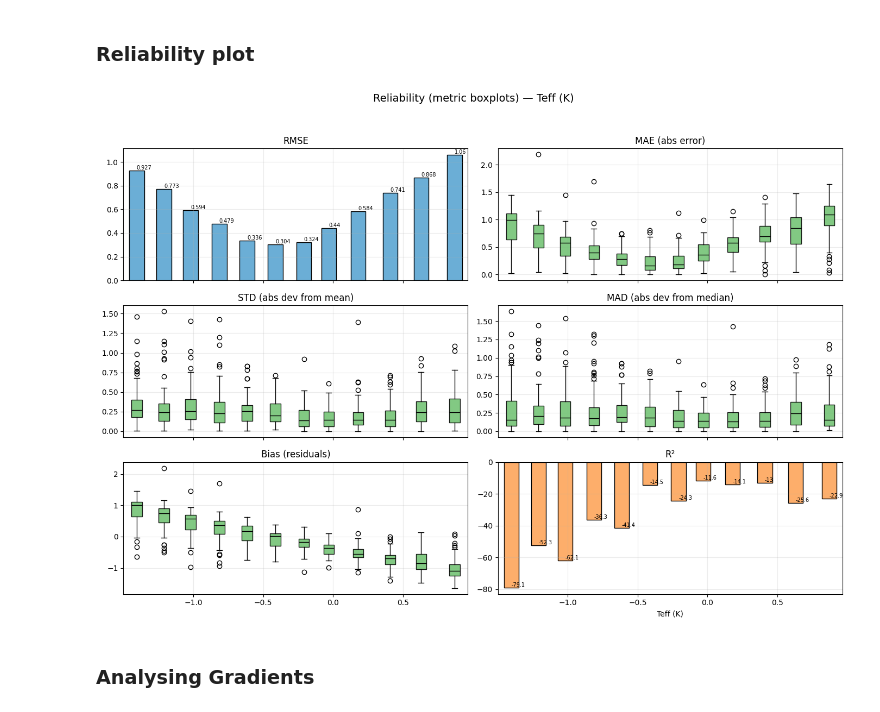
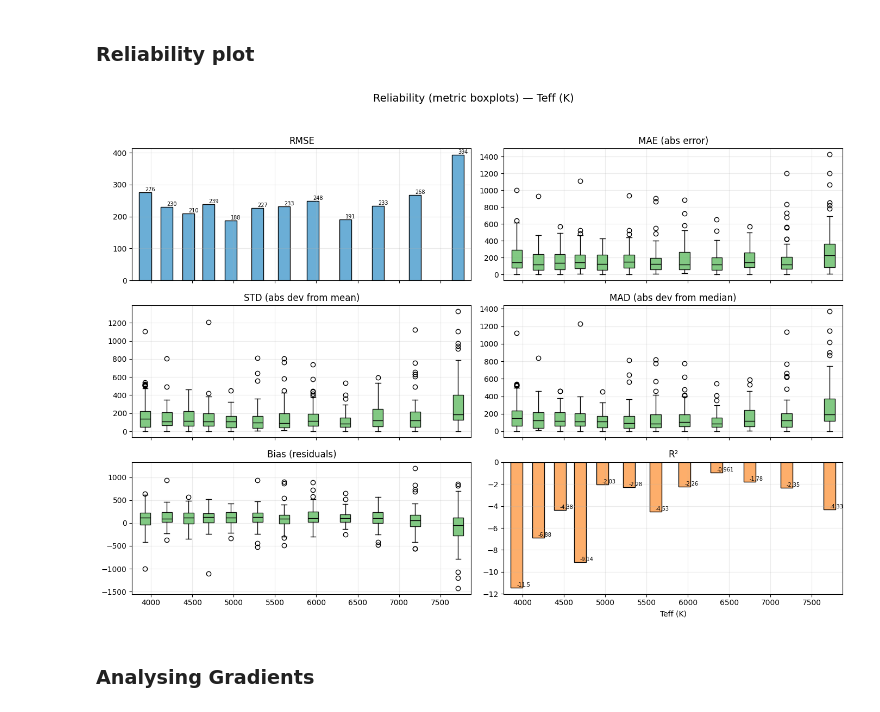
Before and after one commit to mkim0029/WEAVE_Pristine, a Jupyter notebook: results/plots.ipynb, the cells around one changed output. Drawn from its saved outputs; the diff is of its cells as text; code cells hidden in the pictures.

```diff
--- a/results/plots.ipynb
+++ b/results/plots.ipynb
@@ -751,14 +801,17 @@ def plot_reliability_metrics_boxplots(preds,
     plt.show()
     return
 # %%
-plot_reliability_metrics_boxplots(preds, truths,
-                                           param_index=0,
+if 'test_preds' in globals():
+    plot_reliability_metrics_boxplots(globals()['test_preds'], globals()['test_truths'],
+                                           param_key='Teff',
                                            param_name='Teff (K)',
                                            n_bins=12,
                                            bin_method='quantile',
                                            min_count=5)
+else:
+    print("Predictions not loaded.")
 # %% [output]
-[figure, old version]
+[figure, new version]
 # %% [markdown]
 ### Analysing Gradients
 # %%
```
Also changed, not shown: parts of 4 cells of this notebook, 9 other files.
